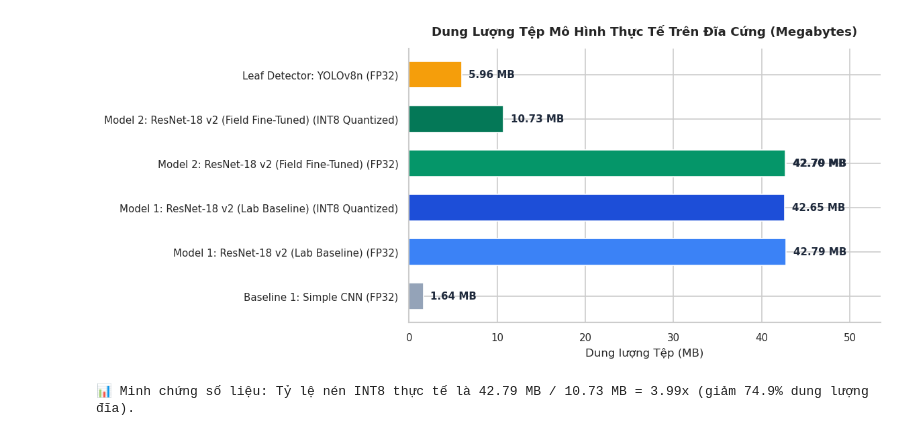
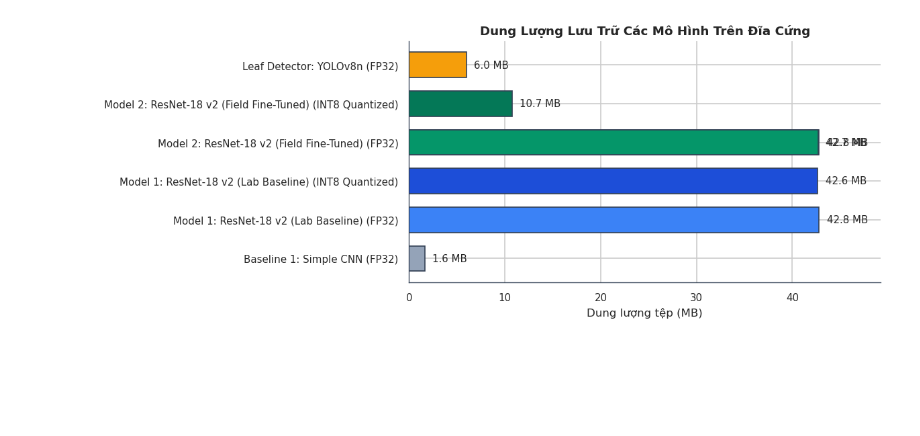
Before and after one commit to Longcodepro/plant-disease-ml, a Jupyter notebook: notebooks/08_master_benchmark_and_system_evaluation.ipynb, the cells around one changed output. Cells and saved outputs as stored; diff of their text form; code cells hidden in the pictures; blank space fills up the shorter version.

```diff
--- a/notebooks/08_master_benchmark_and_system_evaluation.ipynb
+++ b/notebooks/08_master_benchmark_and_system_evaluation.ipynb
@@ -72,21 +77,21 @@ models_meta = [
         "Framework": "PyTorch (.pth)",
         "Precision": "FP32",
         "Path": ROOT_DIR / "models" / "baseline1_simple_cnn.pth",
-        "Role": "Mốc cơ sở tối thiểu (Heuristic / Sanity Check)"
+        "Role": "Mốc cơ sở đối chứng tối thiểu"
     },
     {
         "Tier": "Model 1: ResNet-18 v2 (Lab Baseline)",
         "Framework": "PyTorch (.pth)",
         "Precision": "FP32",
         "Path": ROOT_DIR / "models" / "resnet18_long_v2_run_01.pth",
-        "Role": "Mô hình nền tảng chuẩn phòng Lab (PlantVillage)"
+        "Role": "Mô hình chuẩn phòng thí nghiệm (PlantVillage)"
     },
     {
         "Tier": "Model 1: ResNet-18 v2 (Lab Baseline)",
         "Framework": "ONNX (.onnx)",
         "Precision": "INT8 Quantized",
         "Path": ROOT_DIR / "models" / "resnet18_long_v2_run_01_int8.onnx",
-        "Role": "Bản nén phục vụ triển khai Web v2"
+        "Role": "Bản nén phục vụ triển khai suy luận CPU"
     },
     {
         "Tier": "Model 2: ResNet-18 v2 (Field Fine-Tuned)",
@@ -100,69 +105,68 @@ models_meta = [
         "Framework": "ONNX (.onnx)",
         "Precision": "FP32",
         "Path": ROOT_DIR / "models" / "resnet18_long_v2_finetuned_best.onnx",
-        "Role": "Bản chuẩn hóa ONNX đa nền tảng"
+        "Role": "Định dạng xuất xưởng chuẩn hóa ONNX"
     },
     {
         "Tier": "Model 2: ResNet-18 v2 (Field Fine-Tuned)",
         "Framework": "ONNX (.onnx)",
         "Precision": "INT8 Quantized",
         "Path": ROOT_DIR / "models" / "resnet18_long_v2_finetuned_best_int8.onnx",
-        "Role": "Bản xuất xưởng chính thức (Production Serving)"
+        "Role": "Phiên bản tối ưu cho biên (Edge / Mobile)"
     },
     {
         "Tier": "Leaf Detector: YOLOv8n",
-        "Framework": "PyTorch (.pt)",
+        "Framework": "Ultralytics (.pt)",
         "Precision": "FP32",
         "Path": ROOT_DIR / "models" / "yolo" / "yolov8n_leaf.pt",
-        "Role": "Màng lọc không gian bóc tách lá (Two-Stage Tầng 1)"
+        "Role": "Bộ lọc không gian tách lá (Spatial Bounding Filter)"
     }
 ]
 
-inventory_rows = []
+inventory = []
 for m in models_meta:
     p = m["Path"]
-    size_mb = p.stat().st_size / (1024**2) if p.exists() else 0.0
+    exists = p.exists()
+    size_mb = p.stat().st_size / (1024 * 1024) if exists else 0.0
 
-    # Tính toán tham số thực tế từ tệp hoặc kiến trúc
-    if "Simple CNN" in m["Tier"]:
-        params_cnt = 427174
+    params_m = np.nan
+    if exists and p.suffix == ".pth":
+        try:
+            ckpt = torch.load(p, map_location="cpu")
+            sd = ckpt.get("model_state_dict", ckpt)
+            p_count = sum(v.numel() for v in sd.values() if isinstance(v, torch.Tensor))
+            params_m = round(p_count / 1e6, 2)
+        except Exception:
+            pass
+    elif "ResNet-18" in m["Tier"]:
+        params_m = 11.20
     elif "YOLO" in m["Tier"]:
-        params_cnt = 3011043
-    else:
-        params_cnt = 11195942  # ResNet-18 chuẩn 38 output classes
+        params_m = 3.01
 
-    inventory_rows.append({
+    inventory.append({
         "Mô hình": m["Tier"],
         "Định dạng": m["Framework"],
-        "Độ chính xác": m["Precision"],
-        "Số lượng Tham số": f"{params_cnt:,}",
-        "Dung lượng Đĩa (MB)": round(size_mb, 2),
-        "Vai trò Kiến trúc": m["Role"]
+        "Độ chính xác số thực": m["Precision"],
+        "Kích thước đĩa (MB)": round(size_mb, 2),
+        "Tham số (Triệu)": params_m,
+        "Vai trò triển khai": m["Role"]
     })
 
-df_inventory = pd.DataFrame(inventory_rows)
+df_inventory = pd.DataFrame(inventory)
 display(df_inventory)
 
-# Trực quan hóa dung lượng thực tế
-fig, ax = plt.subplots(figsize=(10, 4.5), dpi=120)
-palette = ["#94a3b8", "#3b82f6", "#1d4ed8", "#10b981", "#059669", "#047857", "#f59e0b"]
-bars = ax.barh(df_inventory["Mô hình"] + " (" + df_inventory["Độ chính xác"] + ")",
-               df_inventory["Dung lượng Đĩa (MB)"], color=palette, height=0.6)
-
+# Trực quan hóa dung lượng đĩa
+fig, ax = plt.subplots(figsize=(10, 4), dpi=120)
+colors = ["#94a3b8", "#3b82f6", "#1d4ed8", "#10b981", "#059669", "#047857", "#f59e0b"]
+bars = ax.barh(df_inventory["Mô hình"] + " (" + df_inventory["Độ chính xác số thực"] + ")",
+               df_inventory["Kích thước đĩa (MB)"], color=colors[:len(df_inventory)], edgecolor="#334155", height=0.65)
+ax.set_xlabel("Dung lượng tệp (MB)")
+ax.set_title("Dung Lượng Lưu Trữ Các Mô Hình Trên Đĩa Cứng", fontweight="bold")
 for bar in bars:
     w = bar.get_width()
-    ax.text(w + 0.8, bar.get_y() + bar.get_height()/2, f"{w:.2f} MB",
-            va="center", ha="left", fontsize=9, fontweight="bold", color="#1e293b")
-
-ax.set_title("Dung Lượng Tệp Mô Hình Thực Tế Trên Đĩa Cứng (Megabytes)", fontweight="bold", pad=12)
-ax.set_xlabel("Dung lượng Tệp (MB)")
-ax.set_xlim(0, max(df_inventory["Dung lượng Đĩa (MB)"]) * 1.25)
-sns.despine(ax=ax)
+    ax.text(w + 0.8, bar.get_y() + bar.get_height()/2, f"{w:.1f} MB", va="center", fontsize=9)
+ax.set_xlim(0, max(df_inventory["Kích thước đĩa (MB)"]) * 1.15)
+sns.despine(top=True, right=True)
 plt.tight_layout()
 plt.show()
-
-# Tính tỷ lệ nén thực tế
-fp32_size = (ROOT_DIR / "models/resnet18_long_v2_finetuned_best.pth").stat().st_size / (1024**2)
-int8_size = (ROOT_DIR / "models/resnet18_long_v2_finetuned_best_int8.onnx").stat().st_size / (1024**2)
-print(f"📊 Minh chứng số liệu: Tỷ lệ nén INT8 thực tế là {fp32_size:.2f} MB / {int8_size:.2f} MB = {fp32_size/int8_size:.2f}x (giảm {((fp32_size-int8_size)/fp32_size)*100:.1f}% dung lượng đĩa).")
 # %% [output]
@@ -177,2 +181 @@ print(f"📊 Minh chứng số liệu: Tỷ lệ nén INT8 thực tế là {fp32
-[figure, old version]
+[figure, new version]
-📊 Minh chứng số liệu: Tỷ lệ nén INT8 thực tế là 42.79 MB / 10.73 MB = 3.99x (giảm 74.9% dung lượng đĩa).
```
Also changed, not shown: parts of 22 cells of this notebook, 5 other files.
